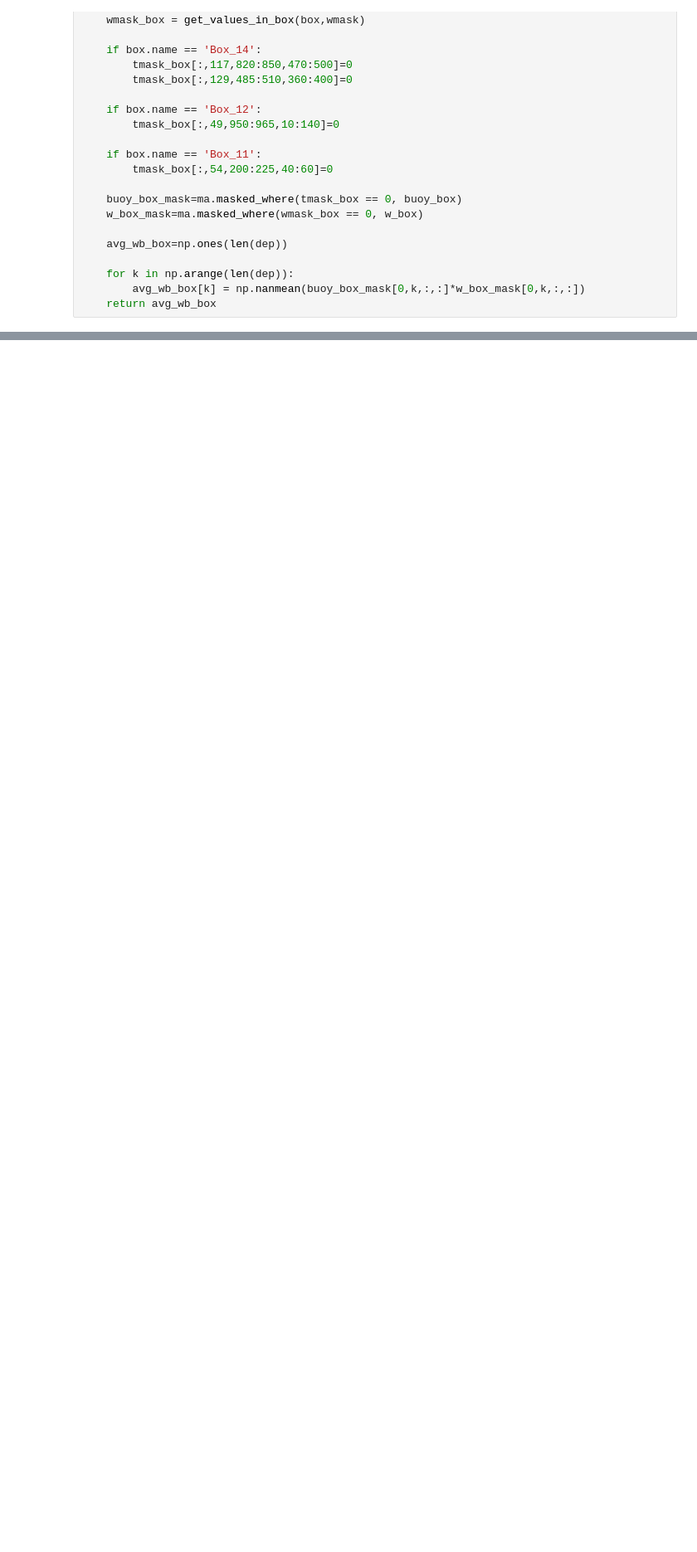
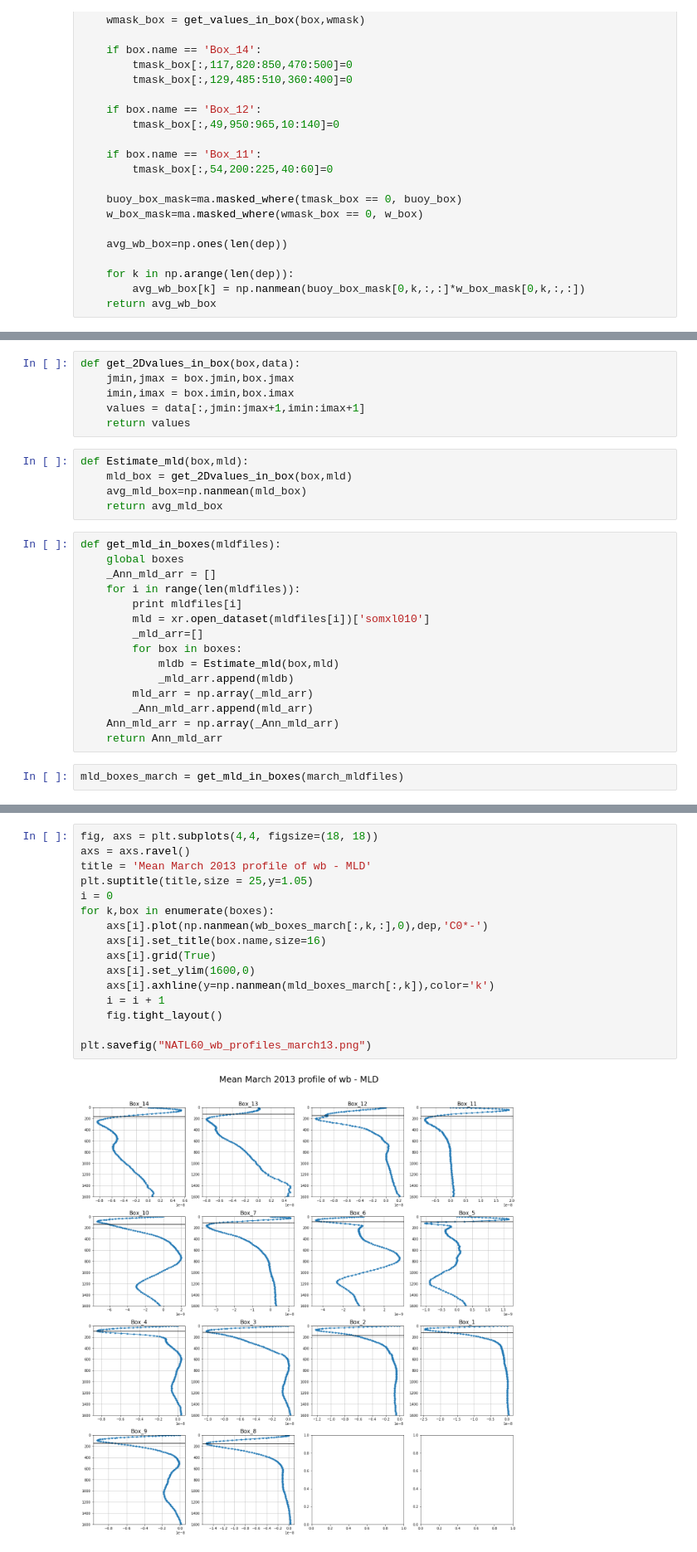
Before and after one commit to auraoupa/CMEMS-diags, a Jupyter notebook: Vert-buoy-flx/cmems-glo-hr_submesoscale-vertical-buoyancy-flux-PK-NATL60.ipynb, the cells around one changed output, grey strips where cells are left out. Shown at 83% size. Cells and saved outputs as stored; diff of their text form; blank space fills up the shorter version.

```diff
--- a/Vert-buoy-flx/cmems-glo-hr_submesoscale-vertical-buoyancy-flux-PK-NATL60.ipynb
+++ b/Vert-buoy-flx/cmems-glo-hr_submesoscale-vertical-buoyancy-flux-PK-NATL60.ipynb
@@ -131,0 +138,28 @@ wb_boxes_yr = get_wb_in_boxes(march_buoyfiles,march_wfiles)
+# %%
+def get_2Dvalues_in_box(box,data):
+    jmin,jmax = box.jmin,box.jmax
+    imin,imax = box.imin,box.imax
+    values = data[:,jmin:jmax+1,imin:imax+1]
+    return values
+# %%
+def Estimate_mld(box,mld):
+    mld_box = get_2Dvalues_in_box(box,mld)
+    avg_mld_box=np.nanmean(mld_box)
+    return avg_mld_box
+# %%
+def get_mld_in_boxes(mldfiles):
+    global boxes
+    _Ann_mld_arr = []
+    for i in range(len(mldfiles)):
+        print mldfiles[i]
+        mld = xr.open_dataset(mldfiles[i])['somxl010']
+        _mld_arr=[]
+        for box in boxes:
+            mldb = Estimate_mld(box,mld)
+            _mld_arr.append(mldb)
+        mld_arr = np.array(_mld_arr)
+        _Ann_mld_arr.append(mld_arr)
+    Ann_mld_arr = np.array(_Ann_mld_arr)
+    return Ann_mld_arr
+# %%
+mld_boxes_march = get_mld_in_boxes(march_mldfiles)
@@ -131,0 +184,18 @@ wb_boxes_yr = get_wb_in_boxes(march_buoyfiles,march_wfiles)
+# %%
+fig, axs = plt.subplots(4,4, figsize=(18, 18))
+axs = axs.ravel()
+title = 'Mean March 2013 profile of wb - MLD'
+plt.suptitle(title,size = 25,y=1.05)
+i = 0
+for k,box in enumerate(boxes):
+    axs[i].plot(np.nanmean(wb_boxes_march[:,k,:],0),dep,'C0*-')
+    axs[i].set_title(box.name,size=16)
+    axs[i].grid(True)
+    axs[i].set_ylim(1600,0)
+    axs[i].axhline(y=np.nanmean(mld_boxes_march[:,k]),color='k')
+    i = i + 1
+    fig.tight_layout()
+
+plt.savefig("NATL60_wb_profiles_march13.png")
+# %% [output]
+[figure, added]
```
Also changed, not shown: parts of 8 cells of this notebook, 3 other files.
